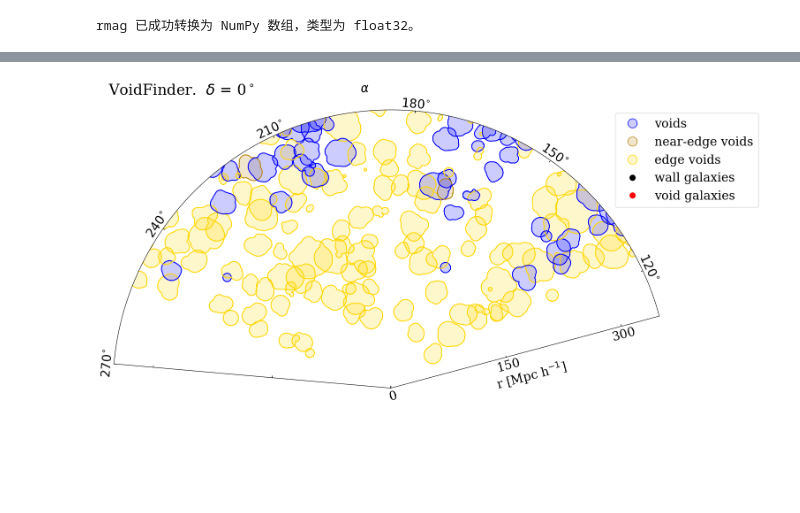
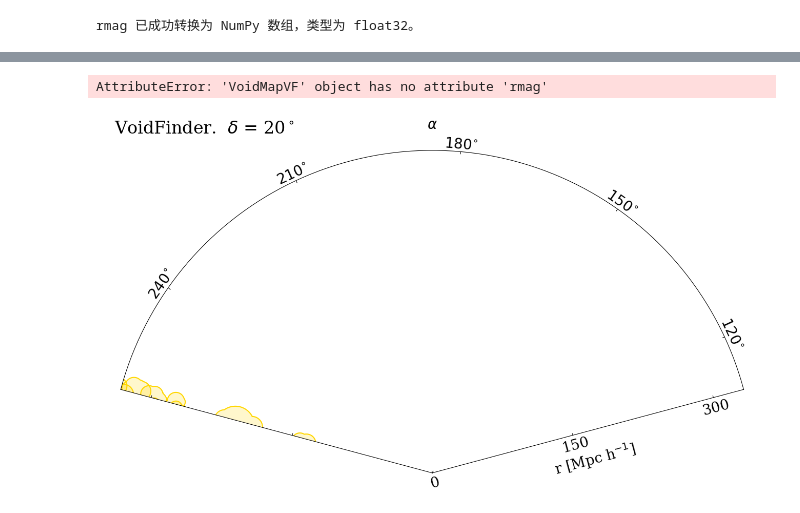
Before and after one commit to DESI-UR/bff, a Jupyter notebook: Classify Galaxies.ipynb, the cells around one changed output, grey strips where cells are left out. Cells and saved outputs as stored; diff of their text form; code cells hidden in the pictures; blank space fills up the shorter version.

```diff
--- a/Classify Galaxies.ipynb
+++ b/Classify Galaxies.ipynb
@@ -461,6 +472,38 @@ plt.rcParams.update({'font.size': 20, 'font.family':'serif',"axes.titley":1.03 }
 graph = voidfinder_slice_plot.plot_survey(0,5,1500,15,
     110, 270, 0, 0.12, "VoidFinder. ", graph = None, zlimits = True, rot = 265,
     colors = ['gold','darkgoldenrod','blue'],include_gals=True,alpha=0.2, border_alpha = 1,
-    horiz_legend_offset=0.9,mag_limit=-30, galaxy_point_size=.5, plot_sdss=False)
+    horiz_legend_offset=0.9,mag_limit=-10, galaxy_point_size=.5, plot_sdss=False)
-# %% [output]
-[figure, removed]
+# %%
+from vast.catalog.void_catalog import VoidFinderCatalog
+
+voidfinder_voids_path = 'DESIVAST_NGC_VoidFinder_Output.fits'  # NGC
+voidfinder_catalog = VoidFinderCatalog(voidfinder_voids_path)
+voidfinder_catalog.add_galaxies("classified_galaxies_modified.fits" )
+# %%
+from vast.catalog.void_slice_plots import VoidMapVF
+import matplotlib.pyplot as plt
+
+################################################################################
+# PLOT VOID SLICE PLOT USING VoidMapVF
+#-------------------------------------------------------------------------------
+# 配置 Matplotlib 的全局参数
+plt.rcParams.update({'font.size': 20, 'font.family':'serif', "axes.titley": 1.03})
+
+# 创建 VoidMapVF 对象
+voidfinder_slice_plot = VoidMapVF(
+    voidfinder_catalog.galaxies,
+    voidfinder_catalog.maximals,
+    voidfinder_catalog.holes
+)
+
+graph = voidfinder_slice_plot.plot_survey(20,5,1500,15,
+    110, 260, 0, 0.114, "VoidFinder. ", graph = None, zlimits = True, rot = 265,
+    colors = ['gold','darkgoldenrod','blue'],include_gals=True,alpha=0.2, border_alpha = 1,
+    horiz_legend_offset=0.9,mag_limit=-20, galaxy_point_size=.5, plot_sdss=False)
+
+# 显示图像
+plt.show()
+################################################################################
+# %% [output]
+AttributeError: 'VoidMapVF' object has no attribute 'rmag'
+[figure, added]
```
Also changed, not shown: parts of 5 cells of this notebook.
